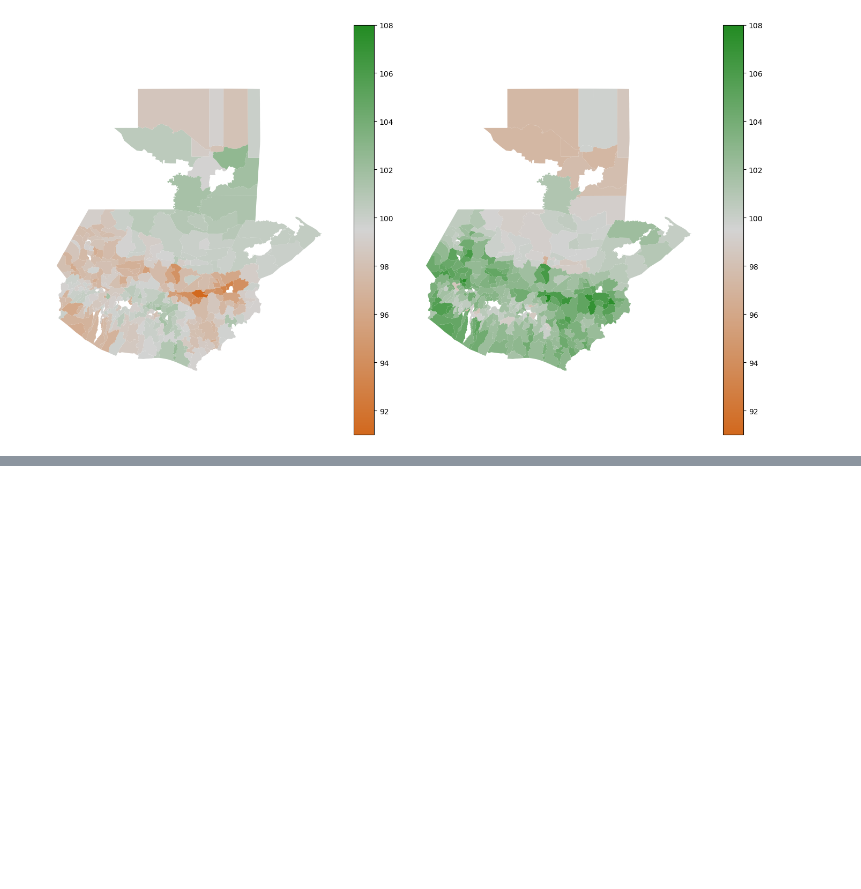
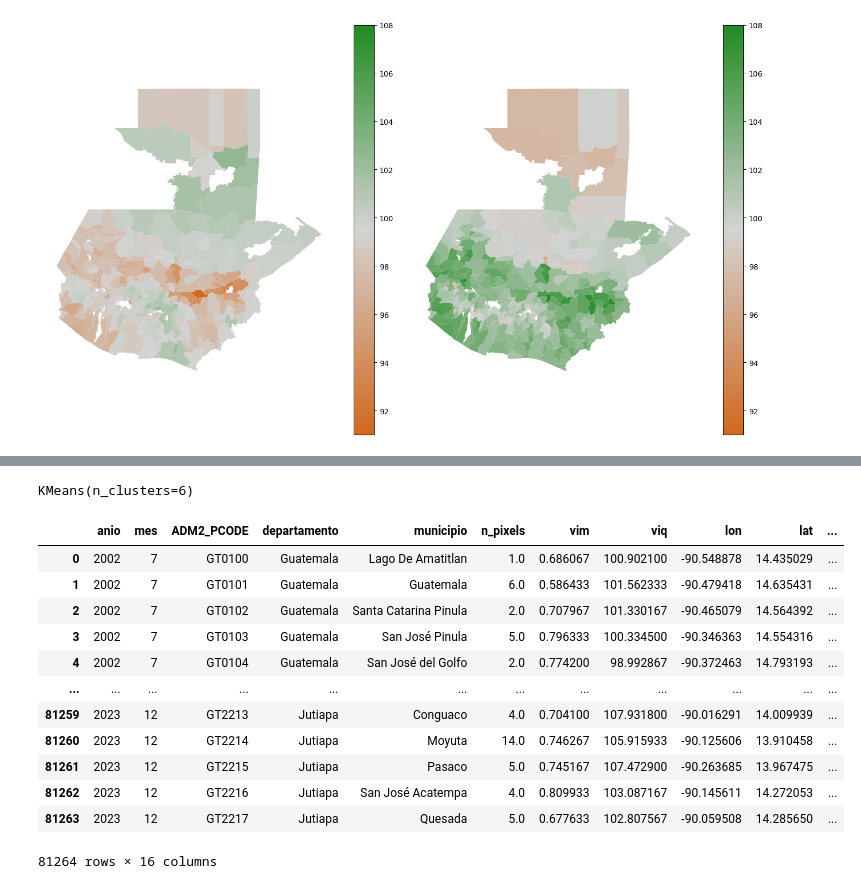
Before and after one commit to ManuelAlejandroMartinezFlores/ProyectoMineria, a Jupyter notebook: eda.ipynb, the cells around one changed output, grey strips where cells are left out. Saved outputs shown, nothing was run; the diff lists cells and outputs as text; code cells hidden in the pictures; blank space fills up the shorter version.

```diff
--- a/eda.ipynb
+++ b/eda.ipynb
@@ -363,0 +425,24 @@ plt.tight_layout()
+# %%
+clustering = KMeans(n_clusters = 6, max_iter = 300) #Creamos el modelo
+clustering.fit(df_norm) #Aplica el modelo a los datos
+# %% [output]
+KMeans(n_clusters=6)
+# %%
+df["cluster"] = clustering.labels_
+
+
+df
+# %% [output]
+|  | anio | mes | ADM2_PCODE | departamento | municipio | n_pixels | vim | viq | lon | lat | ... |
+| 0 | 2002 | 7 | GT0100 | Guatemala | Lago De Amatitlan | 1.0 | 0.686067 | 100.902100 | -90.548878 | 14.435029 | ... |
+| 1 | 2002 | 7 | GT0101 | Guatemala | Guatemala | 6.0 | 0.586433 | 101.562333 | -90.479418 | 14.635431 | ... |
+| 2 | 2002 | 7 | GT0102 | Guatemala | Santa Catarina Pinula | 2.0 | 0.707967 | 101.330167 | -90.465079 | 14.564392 | ... |
+| 3 | 2002 | 7 | GT0103 | Guatemala | San José Pinula | 5.0 | 0.796333 | 100.334500 | -90.346363 | 14.554316 | ... |
+| 4 | 2002 | 7 | GT0104 | Guatemala | San José del Golfo | 2.0 | 0.774200 | 98.992867 | -90.372463 | 14.793193 | ... |
+| ... | ... | ... | ... | ... | ... | ... | ... | ... | ... | ... | ... |
+| 81259 | 2023 | 12 | GT2213 | Jutiapa | Conguaco | 4.0 | 0.704100 | 107.931800 | -90.016291 | 14.009939 | ... |
+| 81260 | 2023 | 12 | GT2214 | Jutiapa | Moyuta | 14.0 | 0.746267 | 105.915933 | -90.125606 | 13.910458 | ... |
+| 81261 | 2023 | 12 | GT2215 | Jutiapa | Pasaco | 5.0 | 0.745167 | 107.472900 | -90.263685 | 13.967475 | ... |
+| 81262 | 2023 | 12 | GT2216 | Jutiapa | San José Acatempa | 4.0 | 0.809933 | 103.087167 | -90.145611 | 14.272053 | ... |
+| 81263 | 2023 | 12 | GT2217 | Jutiapa | Quesada | 5.0 | 0.677633 | 102.807567 | -90.059508 | 14.285650 | ... |
+81264 rows × 16 columns
```
Also changed, not shown: parts of 18 cells of this notebook, 1 other file.
